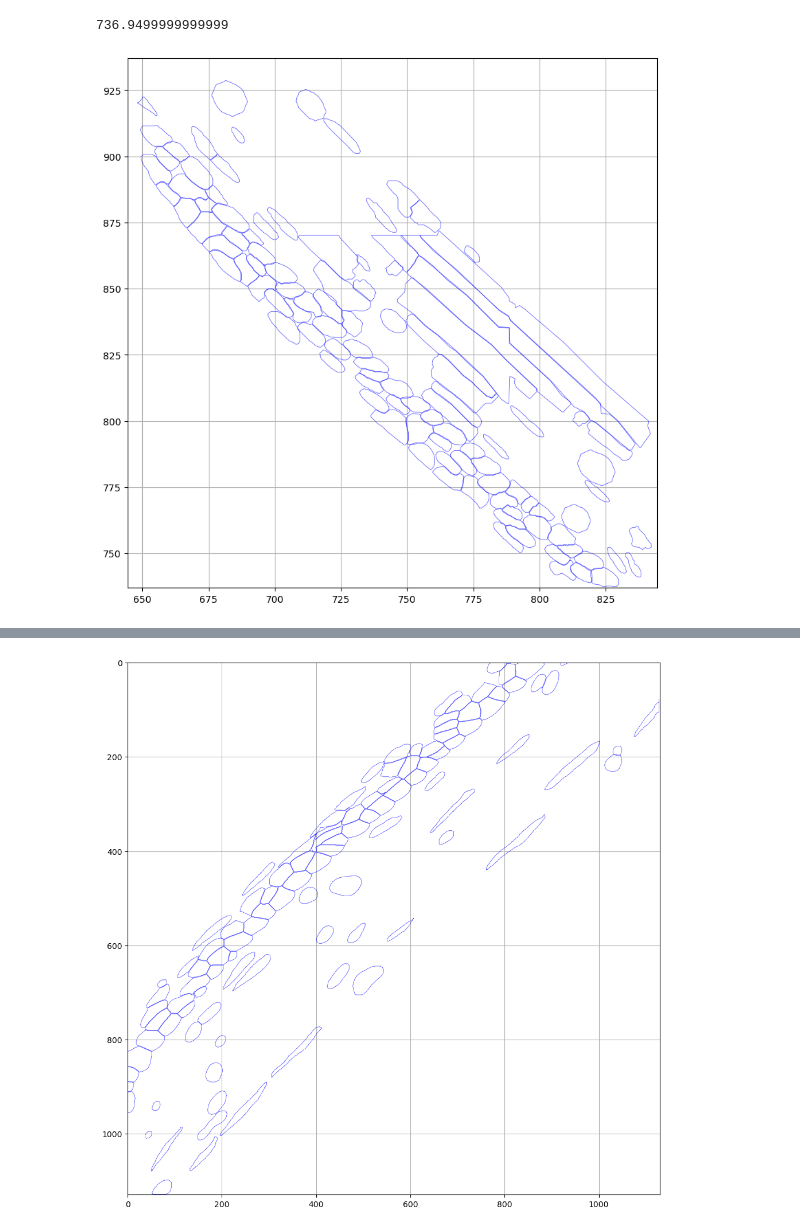
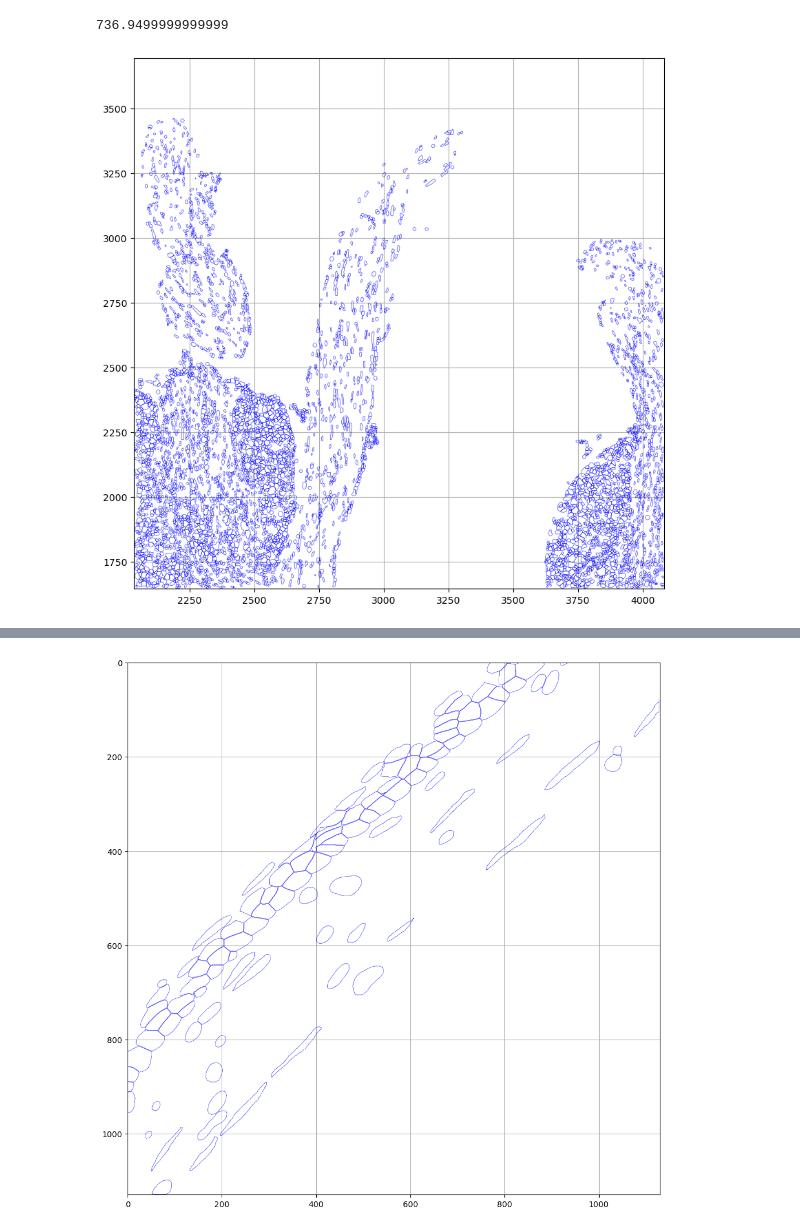
Before and after one commit to xiwang3236/SpatialOmics_cellpose, a Jupyter notebook: utils/crop_region_and_calculate_IOU.ipynb, the cells around one changed output, grey strips where cells are left out. Cells and saved outputs as stored; diff of their text form; code cells hidden in the pictures.

```diff
--- a/utils/crop_region_and_calculate_IOU.ipynb
+++ b/utils/crop_region_and_calculate_IOU.ipynb
@@ -65,7 +67,7 @@ def open_zarr(path: str) -> zarr.Group:
     )
     return zarr.group(store=store)
 
-root = open_zarr("G:\Alexis_data\Project\SpatialOmics_cellpose\data5k\output-XETG00245__0041374__Section_1_1886OD__20250326__175738\cells.zarr.zip")
+root = open_zarr("D:\Alexis\Projects\SpatialOmics_cellpose\data_DRG\output-XETG00245__0058080__Test_Lesion_DRGs_1__20250806__180812\cells.zarr.zip")
 # Create cell and nucleus segmentation mask np array objects to read or modify
 cellseg_mask = np.array(root["masks"][1])
 nucseg_mask = np.array(root["masks"][0])
@@ -127,12 +129,12 @@ polygon_set = root['polygon_sets']['1']
 num_vertices = polygon_set['num_vertices'][:]
 vertices = polygon_set['vertices'][:]
 
-start_x = 644.5124999999999
-start_y = 736.9499999999999
+start_x = 2036
+start_y = 1645
 
 # Define the cropping region
-x_min, x_max = start_x, start_x + 200  # Adjust these values based on your dataset
-y_min, y_max = start_y, start_y + 200  # Adjust these values based on your dataset
+x_min, x_max = start_x, start_x + 2048  # Adjust these values based on your dataset
+y_min, y_max = start_y, start_y + 2048  # Adjust these values based on your dataset
 
 # Collect polygons without flipping
 all_polygons = []
@@ -154,34 +156,34 @@ for i in range(len(num_vertices)):
         # Close the polygon by appending the first point to the end
         x_coords = np.append(x_coords, x_coords[0])
         y_coords = np.append(y_coords, y_coords[0])
 
         # Combine x and y into coordinates
         polygon_coords = np.column_stack((x_coords, y_coords))
         all_polygons.append(polygon_coords)
 
 # Create a LineCollection for efficient plotting
 line_collection = LineCollection(all_polygons, linewidths=0.5, colors='blue', alpha=0.7)
 
 # Plot all polygons
 fig, ax = plt.subplots(figsize=(10, 10))
 
 # Set equal aspect ratio to ensure the coordinate system looks square
 ax.set_aspect('equal')
 
 # Add grid for better visibility
 ax.grid(True)
 
 # Add the polygon collection to the plot
 ax.add_collection(line_collection)
 
 # Set the x and y limits to crop the plot
 ax.set_xlim([x_min, x_max])
 ax.set_ylim([y_min, y_max])
 
 # Show the plot
 plt.show()
 # %% [output]
-[figure, old version]
+[figure, new version]
 # %%
 
 # Scaling factors to map the original (x_min, x_max) and (y_min, y_max) to 0-800
```
Also changed, not shown: parts of 6 cells of this notebook, 3 other files.
